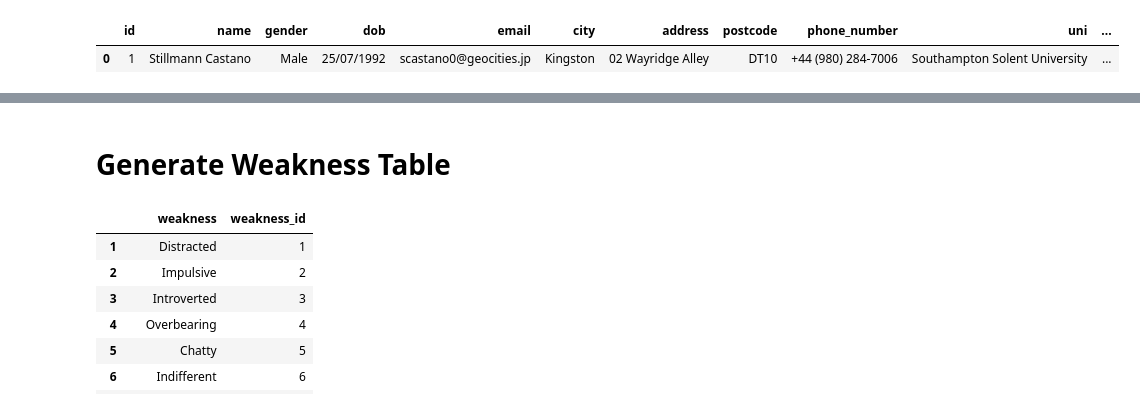
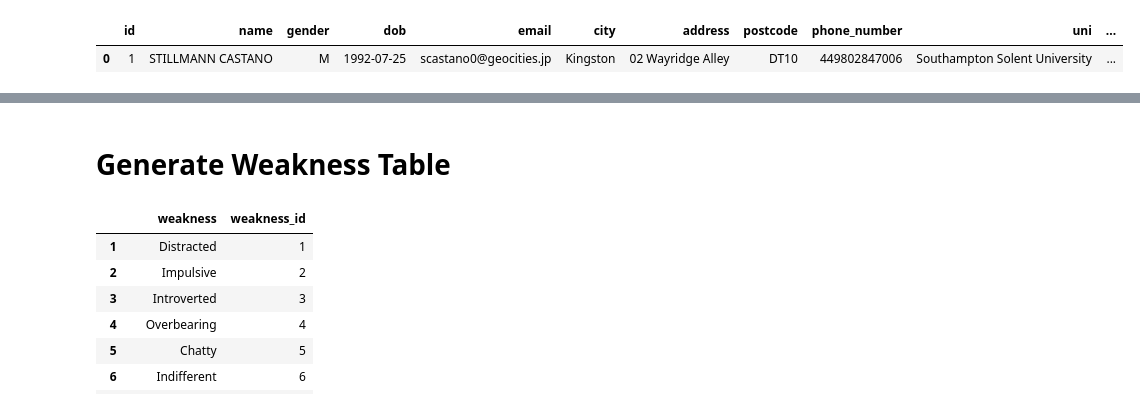
Before and after one commit to GurjinderB/SpartaGlobalETLPipeline, a Jupyter notebook: transform_to_tables.ipynb, the cells around one changed output, grey strips where cells are left out. Cells and saved outputs as stored; diff of their text form; code cells hidden in the pictures.

```diff
--- a/transform_to_tables.ipynb
+++ b/transform_to_tables.ipynb
@@ -61,6 +26,7 @@ display(df_academy_csv)
 397 rows × 64 columns
 # %%
 df_csv = dataframes['csv']
+df_csv = clean_talent_csv(df_csv)
 display(df_csv)
 # %% [output]
 |  | id | name | gender | dob | email | city | address | postcode | phone_number | uni | ... |
@@ -113,9 +81,9 @@ display(df_txt)
 # %%
-a = df_csv.loc[df_csv['name'] == 'Stillmann Castano']
-b = df_csv.loc[df_csv['name'] == 'Esme Trusslove']
+a = df_csv.loc[df_csv['name'] == 'STILLMANN CASTANO']
+b = df_csv.loc[df_csv['name'] == 'ESME TRUSSLOVE']
 display(a)
 display(b)
 # %% [output]
 |  | id | name | gender | dob | email | city | address | postcode | phone_number | uni | ... |
-| 0 | 1 | Stillmann Castano | Male | 25/07/1992 | scastano0@geocities.jp | Kingston | 02 Wayridge Alley | DT10 | +44 (980) 284-7006 | Southampton Solent University | ... |
+| 0 | 1 | STILLMANN CASTANO | M | 1992-07-25 | scastano0@geocities.jp | Kingston | 02 Wayridge Alley | DT10 | 449802847006 | Southampton Solent University | ... |
 |  | id | name | gender | dob | email | city | address | postcode | phone_number | uni | ... |
```
Also changed, not shown: parts of 44 cells of this notebook, 4 other files.
